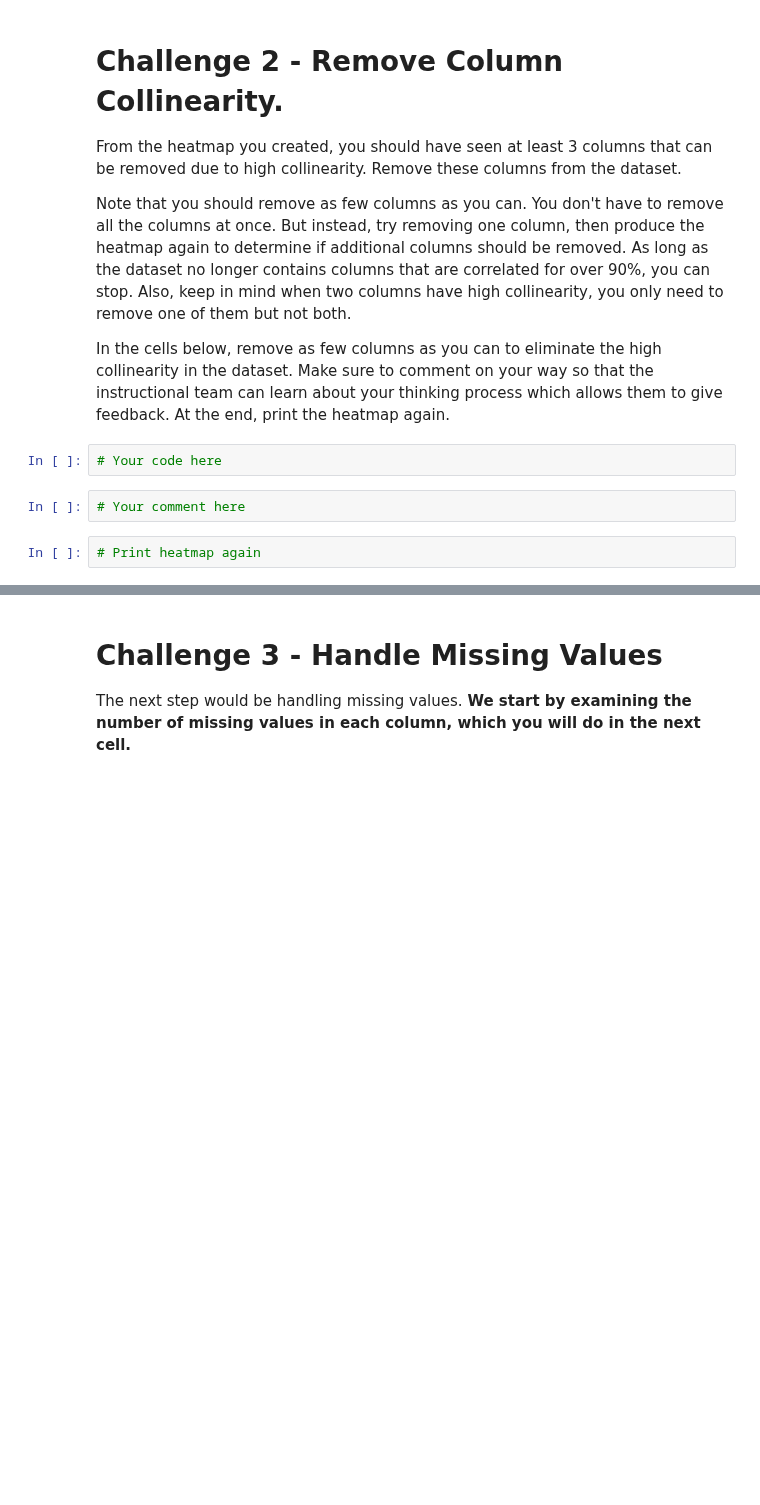
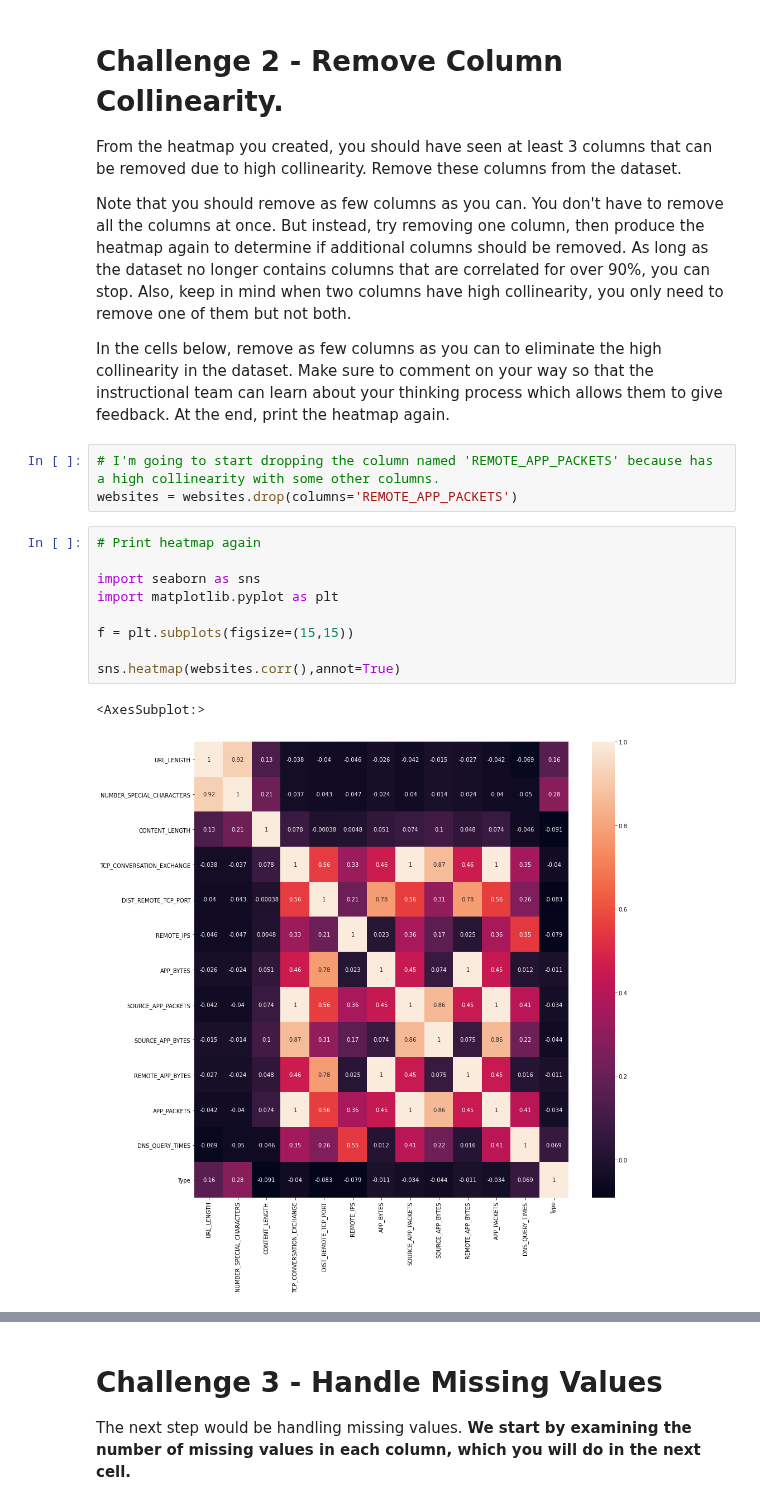
Before and after one commit to ta-data-remote/lab-supervised-learning, a Jupyter notebook: your-code/main.ipynb, the cells around one changed output, grey strips where cells are left out. Cells and saved outputs as stored; diff of their text form; blank space fills up the shorter version.

```diff
--- a/your-code/main.ipynb
+++ b/your-code/main.ipynb
@@ -62,9 +126,18 @@ From the heatmap you created, you should have seen at least 3 columns that can b
 Note that you should remove as few columns as you can. You don't have to remove all the columns at once. But instead, try removing one column, then produce the heatmap again to determine if additional columns should be removed. As long as the dataset no longer contains columns that are correlated for over 90%, you can stop. Also, keep in mind when two columns have high collinearity, you only need to remove one of them but not both.
 
 In the cells below, remove as few columns as you can to eliminate the high collinearity in the dataset. Make sure to comment on your way so that the instructional team can learn about your thinking process which allows them to give feedback. At the end, print the heatmap again.
-# %%
-# Your code here
-# %%
-# Your comment here
-# %%
-# Print heatmap again
+# %%
+# I'm going to start dropping the column named 'REMOTE_APP_PACKETS' because has a high collinearity with some other columns.
+websites = websites.drop(columns='REMOTE_APP_PACKETS')
+# %%
+# Print heatmap again
+
+import seaborn as sns
+import matplotlib.pyplot as plt
+
+f = plt.subplots(figsize=(15,15))
+
+sns.heatmap(websites.corr(),annot=True)
+# %% [output]
+<AxesSubplot:>
+[figure, added]
```
Also changed, not shown: parts of 103 cells of this notebook.
